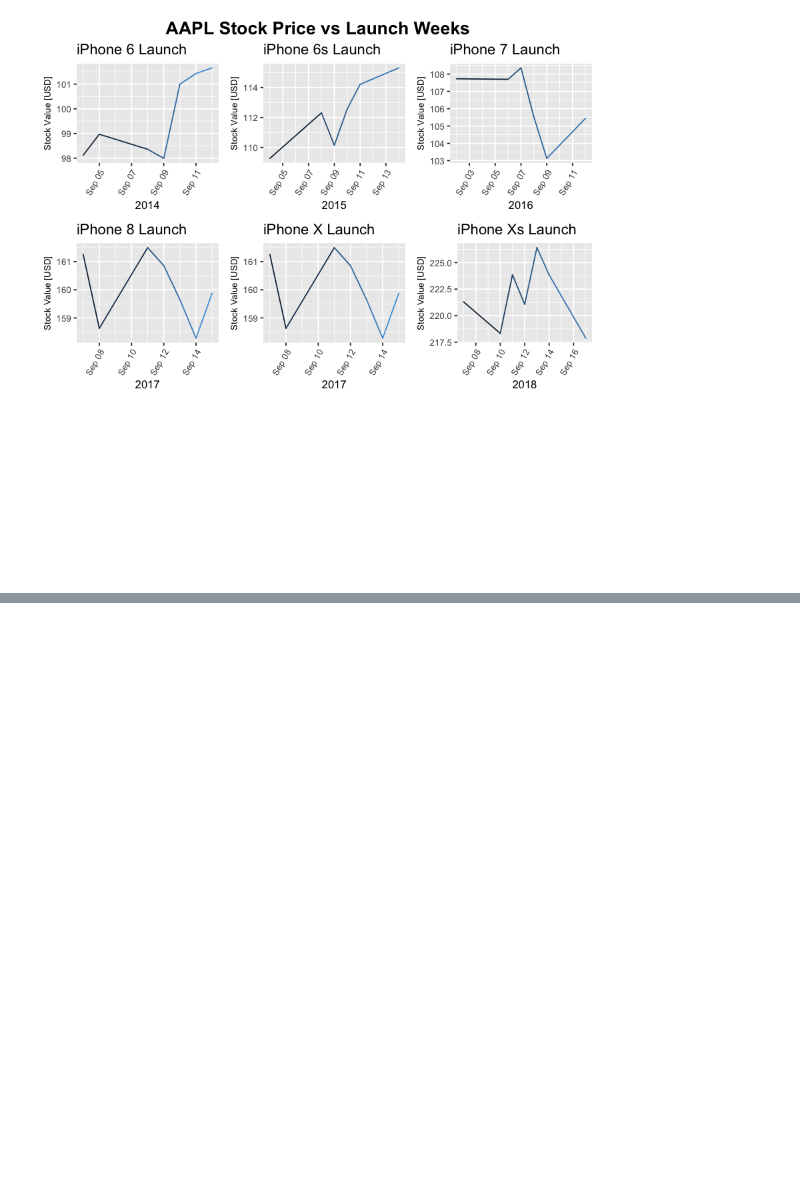
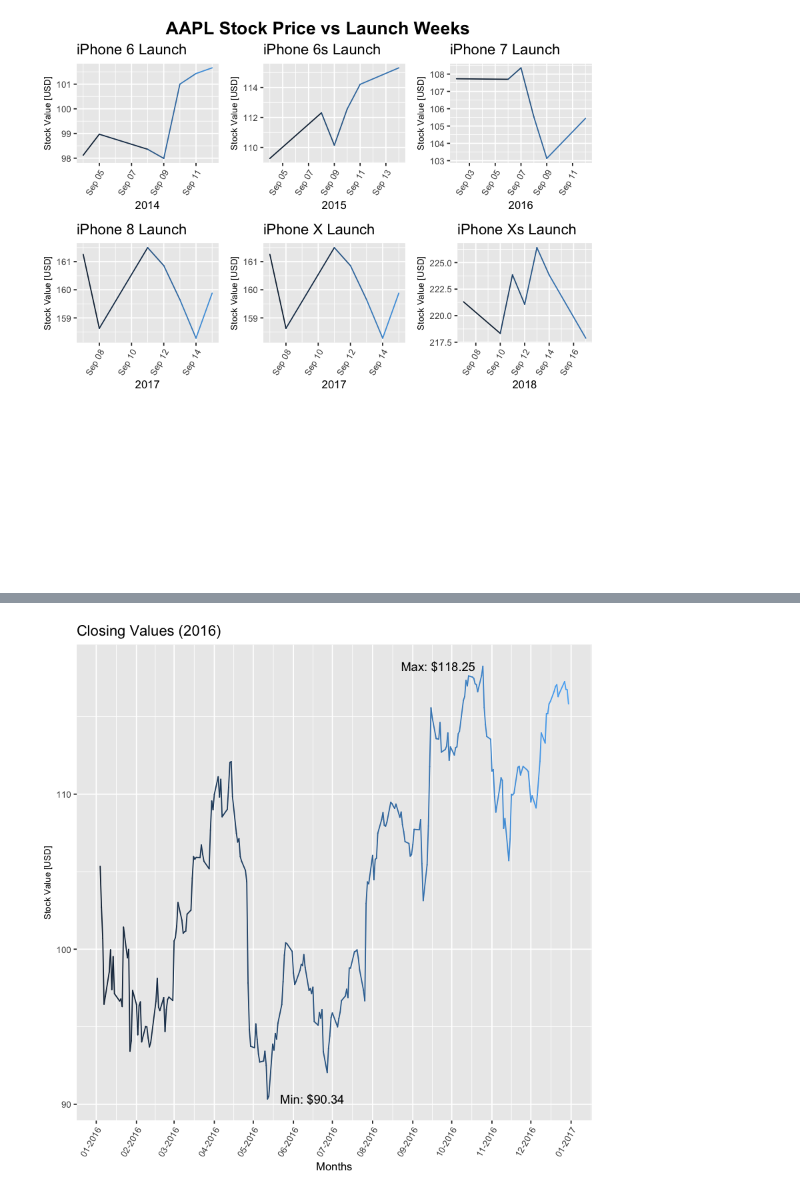
Before and after one commit to AustinHarley/personal-projects, a Jupyter notebook: Apple Stock (R)/apple_stock.ipynb, the cells around one changed output, grey strips where cells are left out. Cells and saved outputs as stored; diff of their text form; code cells hidden in the pictures; blank space fills up the shorter version.

```diff
--- a/Apple Stock (R)/apple_stock.ipynb
+++ b/Apple Stock (R)/apple_stock.ipynb
@@ -151,0 +242,14 @@ grid.arrange(p_ip6,p_ip6s,p_ip7,p_ip8,p_ipX,p_ipXs, nrow = 3, ncol = 3,
+# %%
+maxPrice <- max(cyear2016[2])
+maxDate <- cyear2016[cyear2016[2]==maxPrice,1]
+
+minPrice <- min(cyear2016[2])
+minDate <- cyear2016[cyear2016[2]==minPrice,1]
+
+p_2016 +
+    annotate(geom="text",x=maxDate, y=maxPrice,label=paste("Max: $", maxPrice, sep = ""),
+        hjust=1.1) +
+    annotate(geom="text",x=minDate, y=minPrice,label=paste("Min: $", round(minPrice, digits = 3), sep = ""),
+        hjust=-.2)
+# %% [output]
+[figure, added]
```
Also changed, not shown: parts of 12 cells of this notebook.
